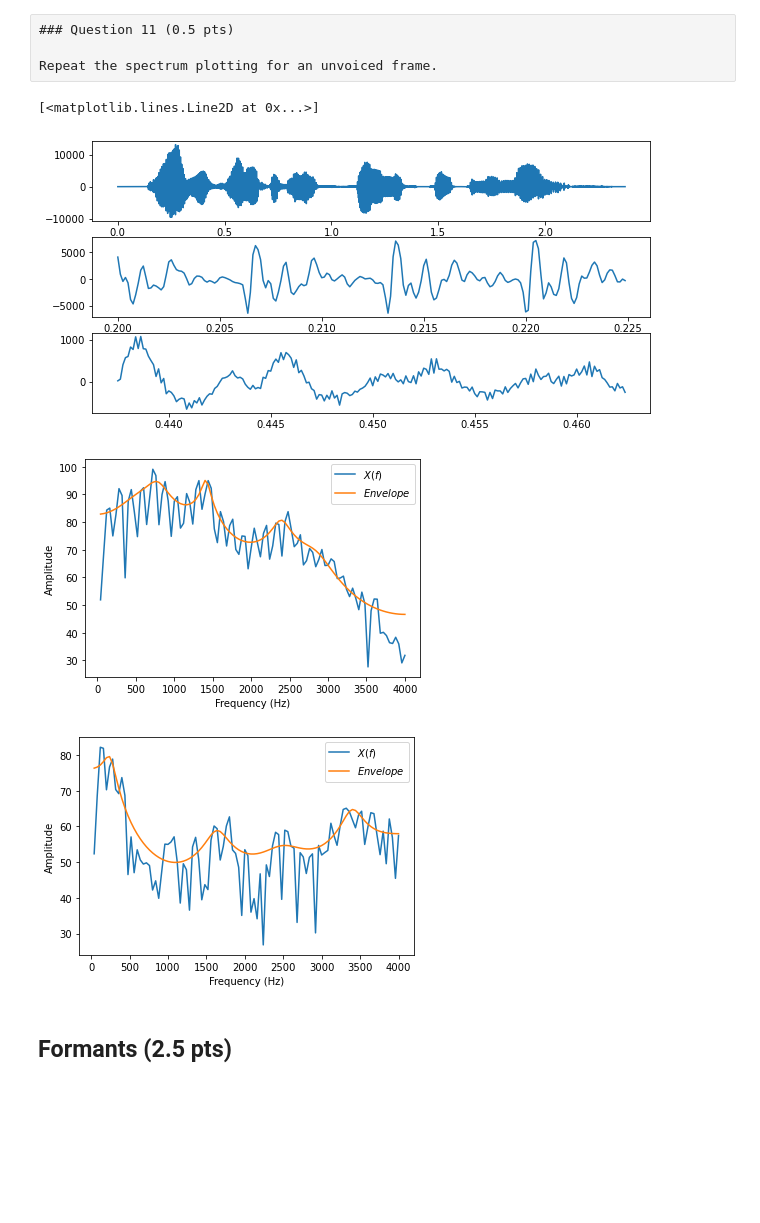
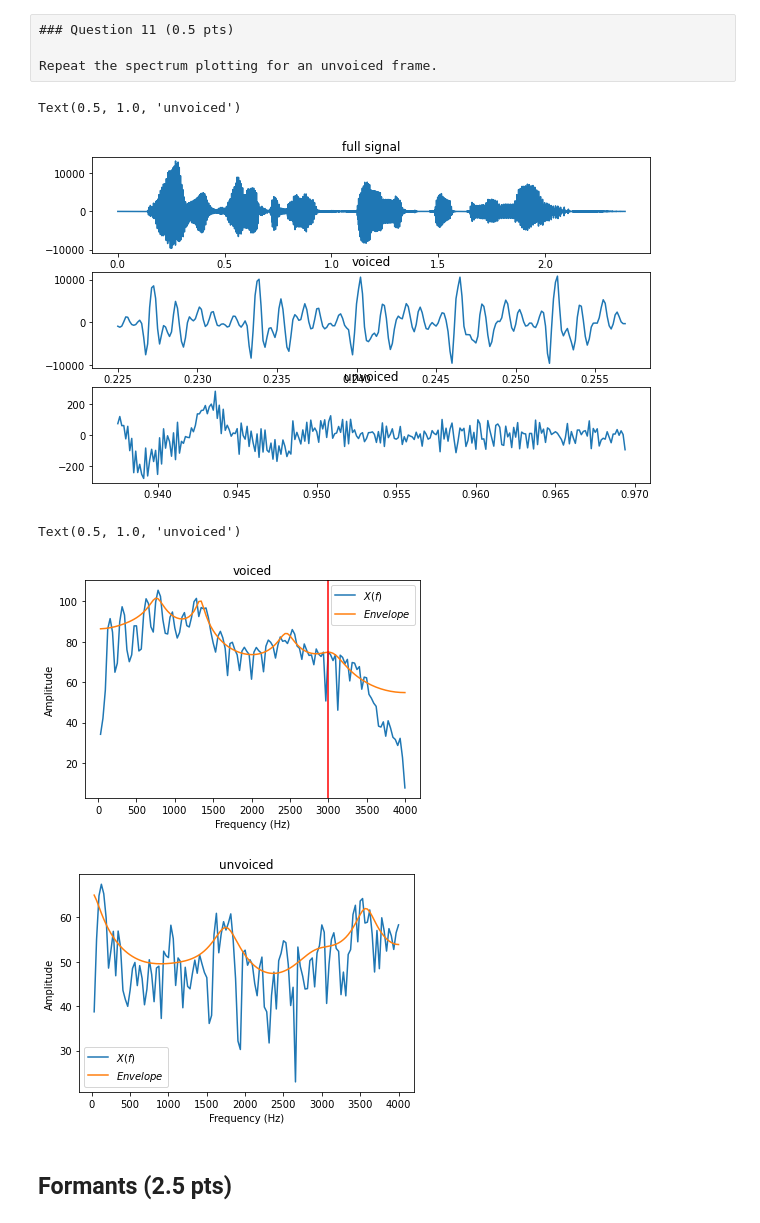
Before and after one commit to bossersimon/EQ2321, a Jupyter notebook: assignment_1.ipynb, the cells around one changed output. Saved outputs shown, nothing was run; the diff lists cells and outputs as text; code cells hidden in the pictures; blank space fills up the shorter version.

```diff
--- a/assignment_1.ipynb
+++ b/assignment_1.ipynb
@@ -316,25 +313,29 @@ Repeat the spectrum plotting for an unvoiced frame.
 # %%
 # We first make sure we have an unvoiced frame
 
-S = 1600#... # Start of the frame
-N = 200#... # Length of the frame
-S2 = 3500
-N2 = 200
+S = 1800  #... # Start of the frame
+N = 256  #... # Length of the frame
+S2 = 7500
+N2 = 256
 
 x = d["male_long"].reshape(-1)
 rate = 8000
 dur = len(x)/rate
 t = np.arange(0,dur,1/rate)
-fix, ax = plt.subplots(3,1, figsize=(10,5))
+fix, ax = plt.subplots(3,1, figsize=(10,6))
 
 
 # plot full signal, voiced frame, unvoiced frame
 ax[0].plot(t,x)
 ax[1].plot(t[S:S+N],x[S:S+N])
 ax[2].plot(t[S2:S2+N2], x[S2:S2+N2])
+
+ax[0].set_title('full signal')
+ax[1].set_title('voiced')
+ax[2].set_title('unvoiced')
 # %% [output]
-[<matplotlib.lines.Line2D at 0x...>]
+Text(0.5, 1.0, 'unvoiced')
-[figure, old version]
+[figure, new version]
 # %%
 xf = x[S:S+N]*signal.windows.hann(N)
 xf2 = x[S2:S2+N2]*signal.windows.hann(N)
@@ -344,6 +345,12 @@ X2 = fft(xf2)
 
 fig1,ax1 = get_envelop(xf,M,N=N,fs=8000)
 fig2,ax2 = get_envelop(xf2,M,N=N2,fs=8000)
+
+ax1.axvline(x=3000, color = 'red')
+
+ax1.set_title("voiced")
+ax2.set_title("unvoiced")
 # %% [output]
+Text(0.5, 1.0, 'unvoiced')
-[figure, old version]
+[figure, new version]
-[figure, old version]
+[figure, new version]
```
Also changed, not shown: parts of 8 cells of this notebook, 1 other file.
